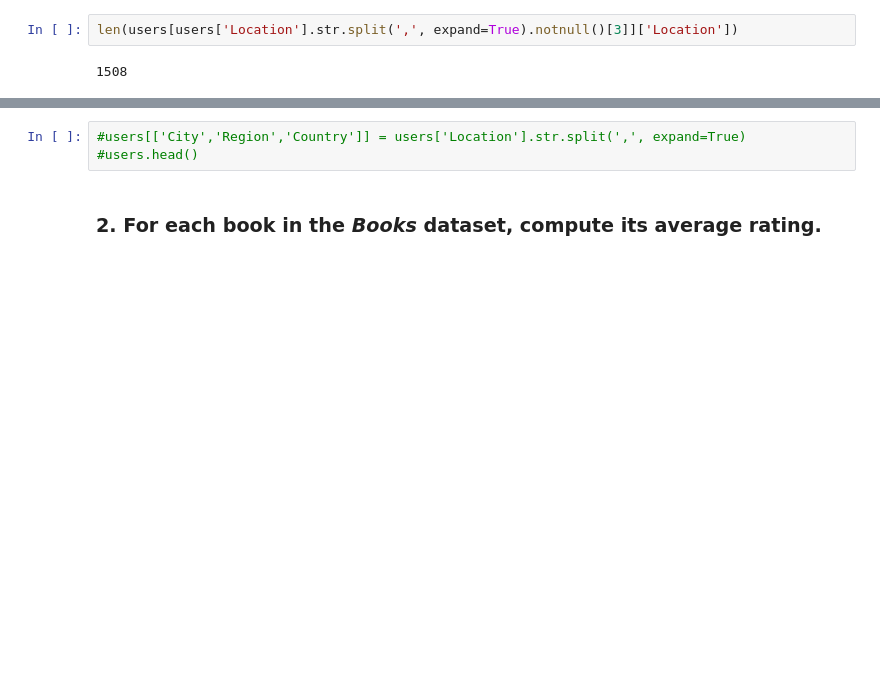
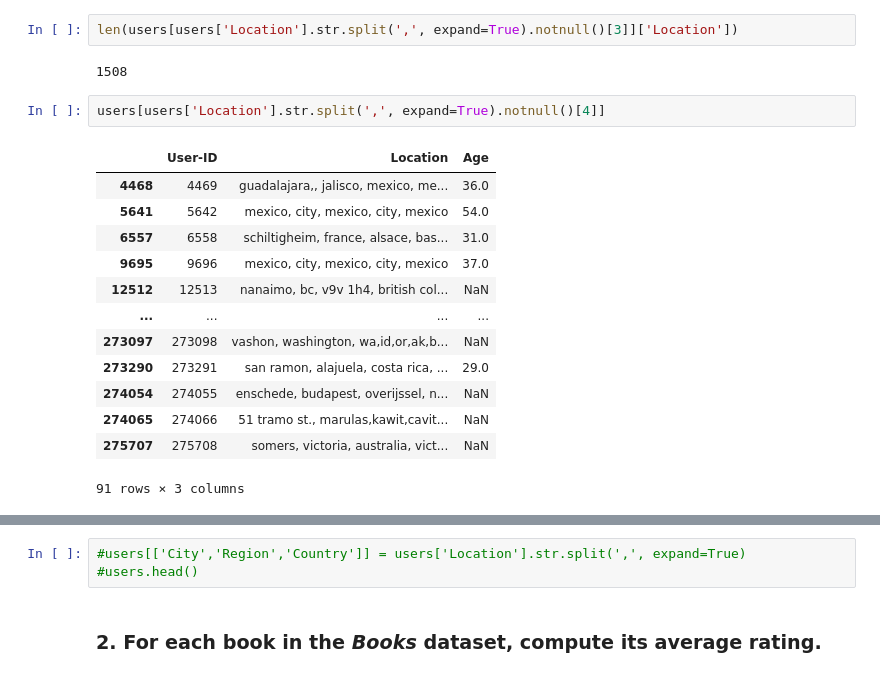
Before and after one commit to lucasammarini/FCSProject-Sammarini-TarolliBrame, a Jupyter notebook: progetto-2021.ipynb, the cells around one changed output, grey strips where cells are left out. Drawn from its saved outputs; the diff is of its cells as text; blank space fills up the shorter version.

```diff
--- a/progetto-2021.ipynb
+++ b/progetto-2021.ipynb
@@ -88,3 +88,19 @@ users['Location'].str.split(',', expand=True)
 len(users[users['Location'].str.split(',', expand=True).notnull()[3]]['Location'])
 # %% [output]
 1508
+# %%
+users[users['Location'].str.split(',', expand=True).notnull()[4]]
+# %% [output]
+|  | User-ID | Location | Age |
+| 4468 | 4469 | guadalajara,, jalisco, mexico, me... | 36.0 |
+| 5641 | 5642 | mexico, city, mexico, city, mexico | 54.0 |
+| 6557 | 6558 | schiltigheim, france, alsace, bas... | 31.0 |
+| 9695 | 9696 | mexico, city, mexico, city, mexico | 37.0 |
+| 12512 | 12513 | nanaimo, bc, v9v 1h4, british col... | NaN |
+| ... | ... | ... | ... |
+| 273097 | 273098 | vashon, washington, wa,id,or,ak,b... | NaN |
+| 273290 | 273291 | san ramon, alajuela, costa rica, ... | 29.0 |
+| 274054 | 274055 | enschede, budapest, overijssel, n... | NaN |
+| 274065 | 274066 | 51 tramo st., marulas,kawit,cavit... | NaN |
+| 275707 | 275708 | somers, victoria, australia, vict... | NaN |
+91 rows × 3 columns
```
Also changed, not shown: parts of 4 cells of this notebook.
